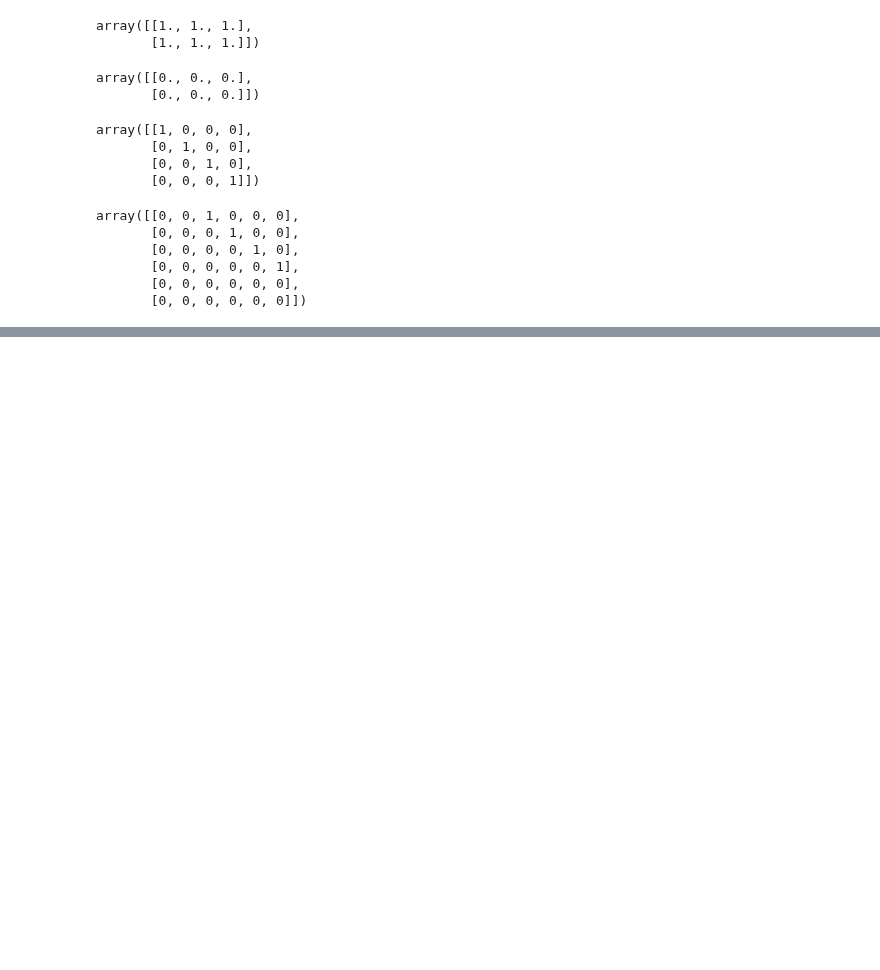
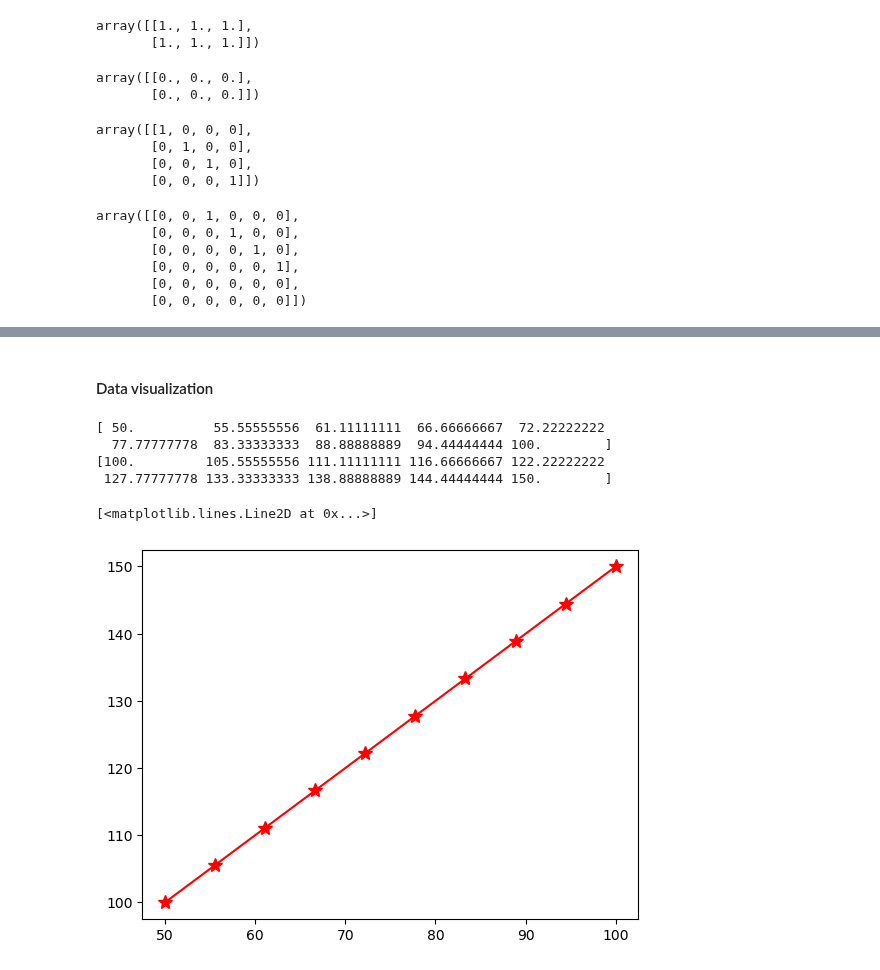
Before and after one commit to amardeep-hub/Python_for_data_analysis, a Jupyter notebook: python_for_data_analysis.ipynb, the cells around one changed output, grey strips where cells are left out. Drawn from its saved outputs; the diff is of its cells as text; code cells hidden in the pictures; blank space fills up the shorter version.

```diff
--- a/python_for_data_analysis.ipynb
+++ b/python_for_data_analysis.ipynb
@@ -210,0 +846,16 @@ array([ 5, 12, 21])
+# %% [markdown]
+#### Data visualization
+# %%
+import matplotlib.pyplot as plt
+x=np.linspace(50,100,num=10)
+print(x)
+y=np.linspace(100,150,num=10)
+print(y)
+plt.plot(x,y,c='r',marker='*',markersize=10)
+# %% [output]
+[ 50.          55.55555556  61.11111111  66.66666667  72.22222222
+  77.77777778  83.33333333  88.88888889  94.44444444 100.        ]
+[100.         105.55555556 111.11111111 116.66666667 122.22222222
+ 127.77777778 133.33333333 138.88888889 144.44444444 150.        ]
+[<matplotlib.lines.Line2D at 0x...>]
+[figure, added]
```
Also changed, not shown: parts of 66 cells of this notebook.
